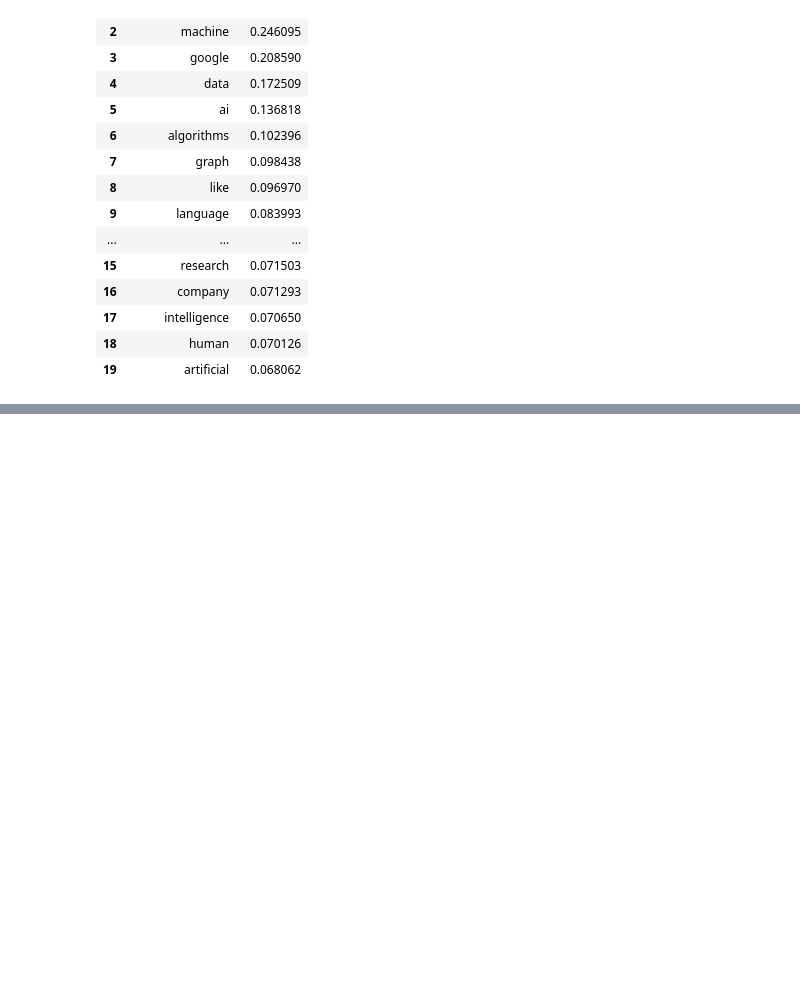
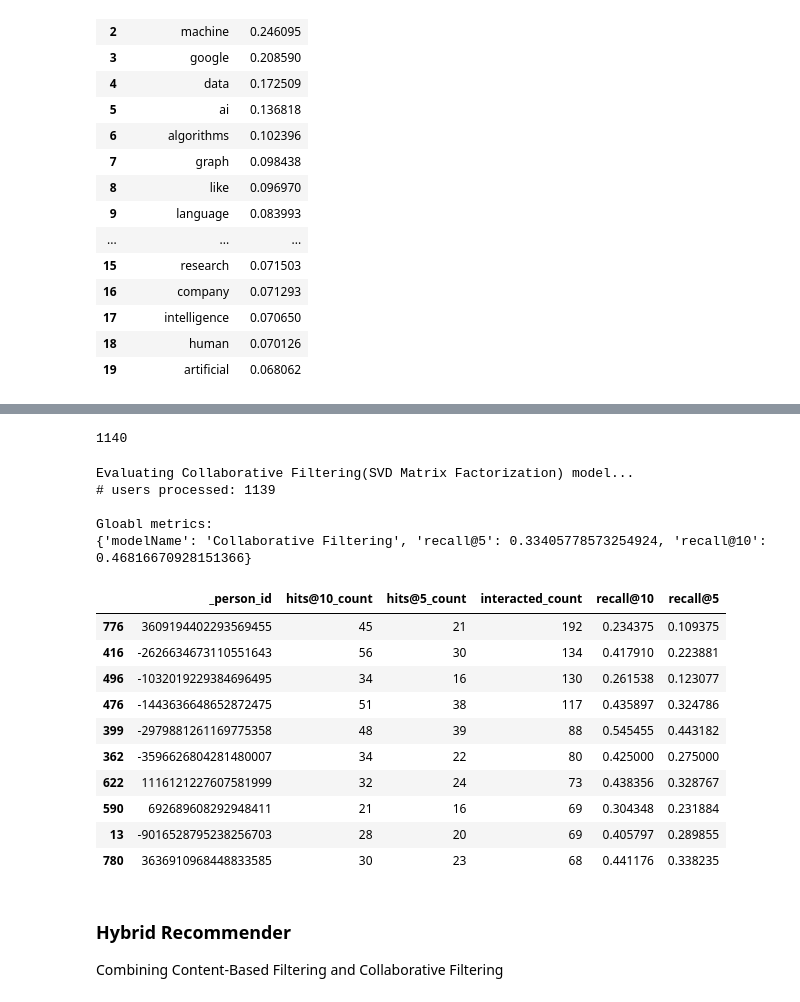
Before and after one commit to swainshashwat/recsys, a Jupyter notebook: recsys001.ipynb, the cells around one changed output, grey strips where cells are left out. Saved outputs shown, nothing was run; the diff lists cells and outputs as text; code cells hidden in the pictures; blank space fills up the shorter version.

```diff
--- a/recsys001.ipynb
+++ b/recsys001.ipynb
@@ -565,0 +702,4 @@ class ContentBasedRecommender:
+# %%
+# converting sigma into a diagonal matrix
+sigma = np.diag(sigma)
+sigma.shape
@@ -565,0 +746,4 @@ class ContentBasedRecommender:
+# %%
+len(cf_preds_df.columns)
+# %% [output]
+1140
@@ -565,0 +795,27 @@ class ContentBasedRecommender:
+# %%
+print('Evaluating Collaborative Filtering'\
+        '(SVD Matrix Factorization) model...')
+cf_global_metrics, cf_detailed_results_df = model_evaluator\
+                            .evaluate_model(cf_recommender_model)
+print('\nGloabl metrics:\n%s' % cf_global_metrics)
+cf_detailed_results_df.head(10)
+# %% [output]
+Evaluating Collaborative Filtering(SVD Matrix Factorization) model...
+# users processed: 1139
+
+Gloabl metrics:
+{'modelName': 'Collaborative Filtering', 'recall@5': 0.33405778573254924, 'recall@10': 0.46816670928151366}
+|  | _person_id | hits@10_count | hits@5_count | interacted_count | recall@10 | recall@5 |
+| 776 | 3609194402293569455 | 45 | 21 | 192 | 0.234375 | 0.109375 |
+| 416 | -2626634673110551643 | 56 | 30 | 134 | 0.417910 | 0.223881 |
+| 496 | -1032019229384696495 | 34 | 16 | 130 | 0.261538 | 0.123077 |
+| 476 | -1443636648652872475 | 51 | 38 | 117 | 0.435897 | 0.324786 |
+| 399 | -2979881261169775358 | 48 | 39 | 88 | 0.545455 | 0.443182 |
+| 362 | -3596626804281480007 | 34 | 22 | 80 | 0.425000 | 0.275000 |
+| 622 | 1116121227607581999 | 32 | 24 | 73 | 0.438356 | 0.328767 |
+| 590 | 692689608292948411 | 21 | 16 | 69 | 0.304348 | 0.231884 |
+| 13 | -9016528795238256703 | 28 | 20 | 69 | 0.405797 | 0.289855 |
+| 780 | 3636910968448833585 | 30 | 23 | 68 | 0.441176 | 0.338235 |
+# %% [markdown]
+### Hybrid Recommender
+Combining Content-Based Filtering and Collaborative Filtering
```
Also changed, not shown: parts of 29 cells of this notebook.
